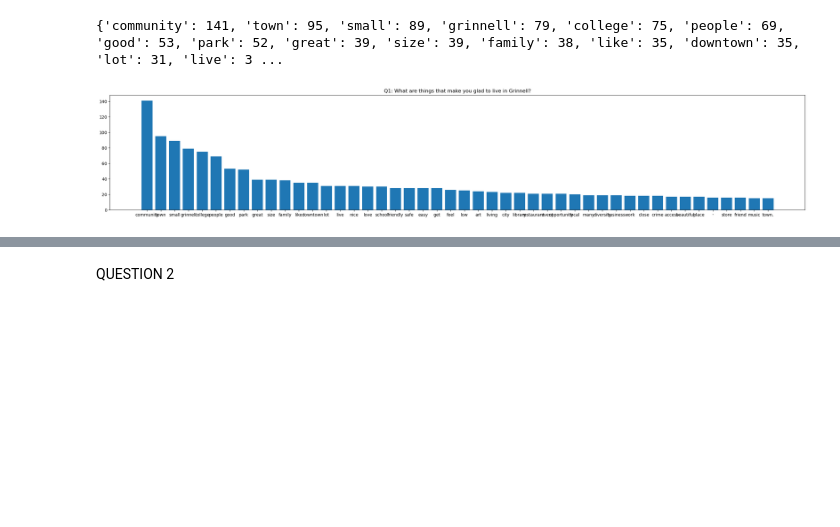
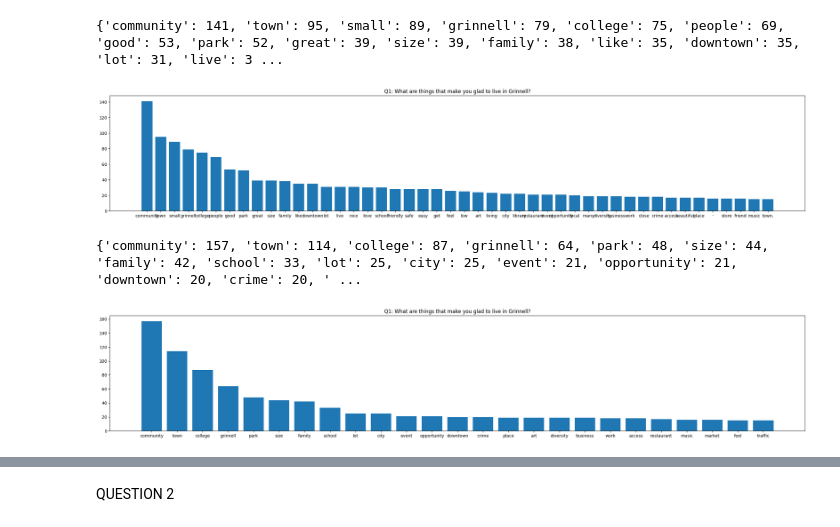
Before and after one commit to shreyasagrawal/Survey-Analysis-NLP, a Jupyter notebook: finalproj.ipynb, the cells around one changed output, grey strips where cells are left out. Cells and saved outputs as stored; diff of their text form; code cells hidden in the pictures; blank space fills up the shorter version.

Commit message:
nouns/adj identifier

```diff
--- a/finalproj.ipynb
+++ b/finalproj.ipynb
@@ -44,3 +57,12 @@ def word_count(str):
             counts[word] = 1
 
     return counts
+# %%
+def noun_str(str):
+    noun_list = []
+    tokens = nltk.pos_tag(nltk.word_tokenize(str))
+    for token in tokens:
+        if token[1] == 'NN':
+            noun_list.append(token[0])
+    finalnounq1 = " ".join(noun_list)
+    return finalnounq1
@@ -84,3 +115,22 @@ plt.title("Q1: What are things that make you glad to live in Grinnell?")
 plt.show()
 # %% [output]
 [figure]
+# %%
+nounsq1 = noun_str(finaltextq1)
+ncq1 = word_count(nounsq1)
+sorted_nouns1 = sorted(ncq1.items(), key=lambda x:x[1], reverse=True)
+dict_sorted_nounsq1 = dict(sorted_nouns1)
+print(dict_sorted_nounsq1)
+
+nouns_resultq1 = {key:value for (key, value) in dict_sorted_nounsq1.items() if value >= 15}
+
+nouns_keyq1 = list(nouns_resultq1.keys())
+nouns_countsq1 = list(nouns_resultq1.values())
+#resizing
+fig = plt.figure(figsize=(30, 5))
+plt.bar(range(len(nouns_resultq1)), nouns_countsq1, tick_label=nouns_keyq1)
+plt.title("Q1: What are things that make you glad to live in Grinnell?")
+plt.show()
+# %% [output]
+{'community': 157, 'town': 114, 'college': 87, 'grinnell': 64, 'park': 48, 'size': 44, 'family': 42, 'school': 33, 'lot': 25, 'city': 25, 'event': 21, 'opportunity': 21, 'downtown': 20, 'crime': 20, ' ...
+[figure, added]
```
Also changed, not shown: parts of 7 cells of this notebook.
